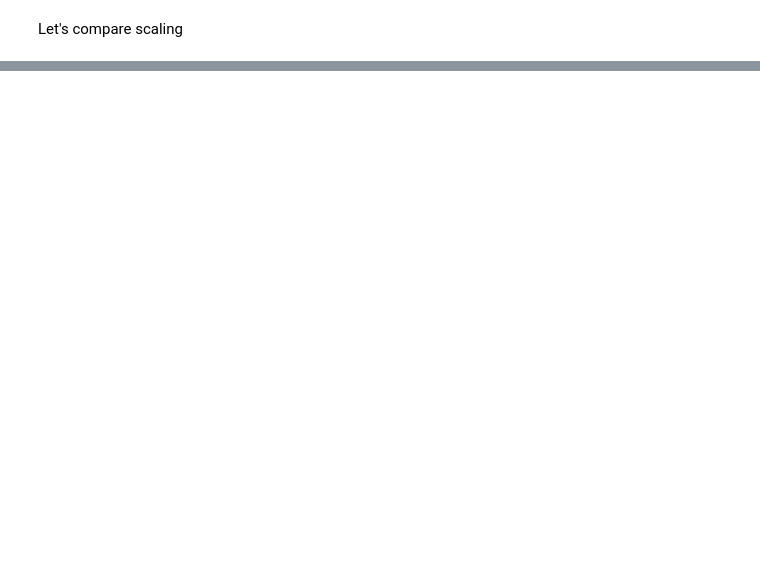
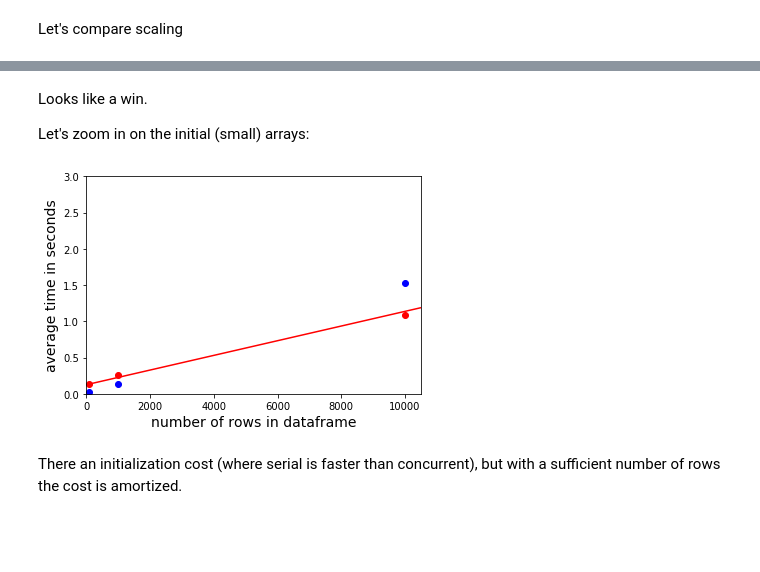
Before and after one commit to umbcdata601/fall2018, a Jupyter notebook: jupyter_notebooks/week11_cost-benefit/multiprocessing_scaling_of_pools.ipynb, the cells around one changed output, grey strips where cells are left out. Cells and saved outputs as stored; diff of their text form; code cells hidden in the pictures; blank space fills up the shorter version.

```diff
--- a/jupyter_notebooks/week11_cost-benefit/multiprocessing_scaling_of_pools.ipynb
+++ b/jupyter_notebooks/week11_cost-benefit/multiprocessing_scaling_of_pools.ipynb
@@ -236,0 +246,20 @@ _=plt.plot(numpy.unique(pool_x), numpy.poly1d(numpy.polyfit(pool_x, pool_y, 1))(
+# %% [markdown]
+Looks like a win.
+
+Let's zoom in on the initial (small) arrays:
+# %%
+_=plt.scatter(serial_x,serial_y,color='blue')
+_=plt.scatter(pool_x,pool_y,color='red')
+_=plt.ylabel('average time in seconds',fontsize=14)
+_=plt.xlabel('number of rows in dataframe',fontsize=14)
+_=plt.xlim(0,10500)
+_=plt.ylim(0,3)
+#_=plt.plot(numpy.unique(serial_x), numpy.poly1d(numpy.polyfit(serial_x, serial_y, 1))(numpy.unique(serial_x))) # https://stackoverflow.com/questions/22239691/code-for-line-of-best-fit-of-a-scatter-plot-in-python
+_=plt.plot(numpy.unique(pool_x), numpy.poly1d(numpy.polyfit(pool_x, pool_y, 1))(numpy.unique(pool_x)),color='red') # https://stackoverflow.com/questions/22239691/code-for-line-of-best-fit-of-a-scatter-plot-in-python
+# %% [output]
+[figure, added]
+# %% [markdown]
+There an initialization cost (where serial is faster than concurrent), but with a sufficient number of rows the cost is amortized.
+
+<BR>
+<BR>
```
Also changed, not shown: parts of 41 cells of this notebook, 1 other file.
